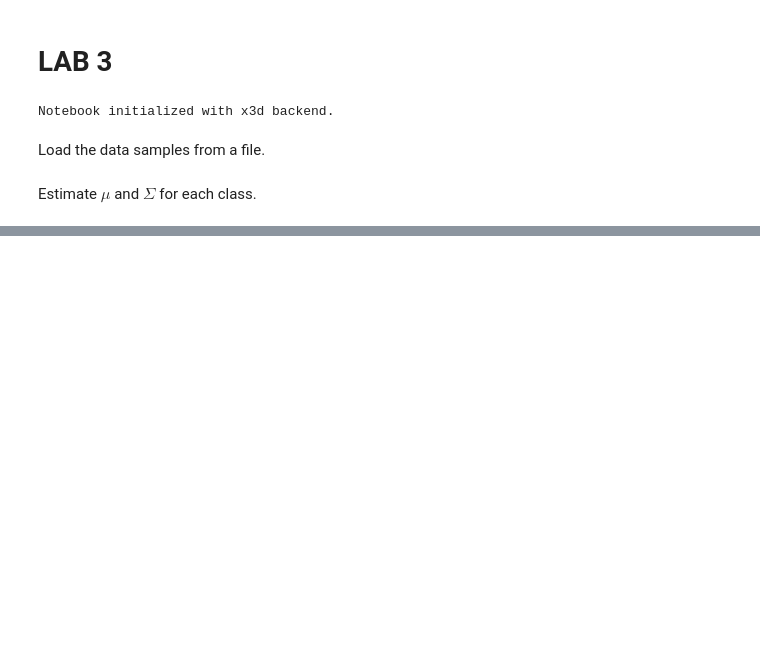
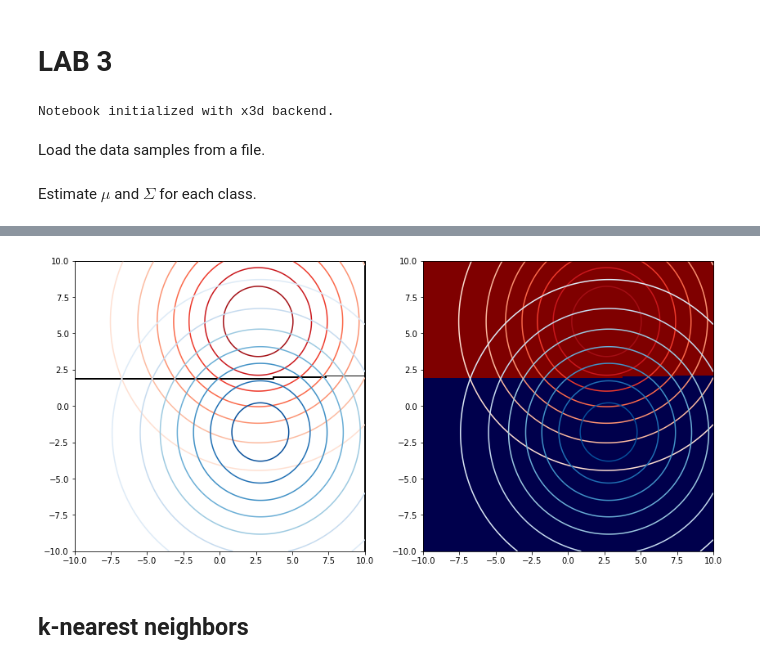
Before and after one commit to teobouvard/study, a Jupyter notebook: 4-UiS/machine-learning/assignments/lab3/labsol.ipynb, the cells around one changed output, grey strips where cells are left out. Drawn from its saved outputs; the diff is of its cells as text; code cells hidden in the pictures; blank space fills up the shorter version.

```diff
--- a/4-UiS/machine-learning/assignments/lab3/labsol.ipynb
+++ b/4-UiS/machine-learning/assignments/lab3/labsol.ipynb
@@ -39,0 +53,4 @@ plot_regions(dist_1, dist_2)
+# %%
+dist1_parzen = parzen(samples_1.T, h1=5)
+dist2_parzen = parzen(samples_2.T, h1=5)
+plot_3d(dist1_parzen[2], dist2_parzen[2], 'parzen_3d_5.png', scale=1e4)
@@ -39,0 +59,6 @@ plot_regions(dist_1, dist_2)
+# %%
+plot_regions(dist1_parzen, dist2_parzen)
+# %% [output]
+[figure, added]
+# %% [markdown]
+## k-nearest neighbors
```
Also changed, not shown: parts of 10 cells of this notebook, 2 other files.
